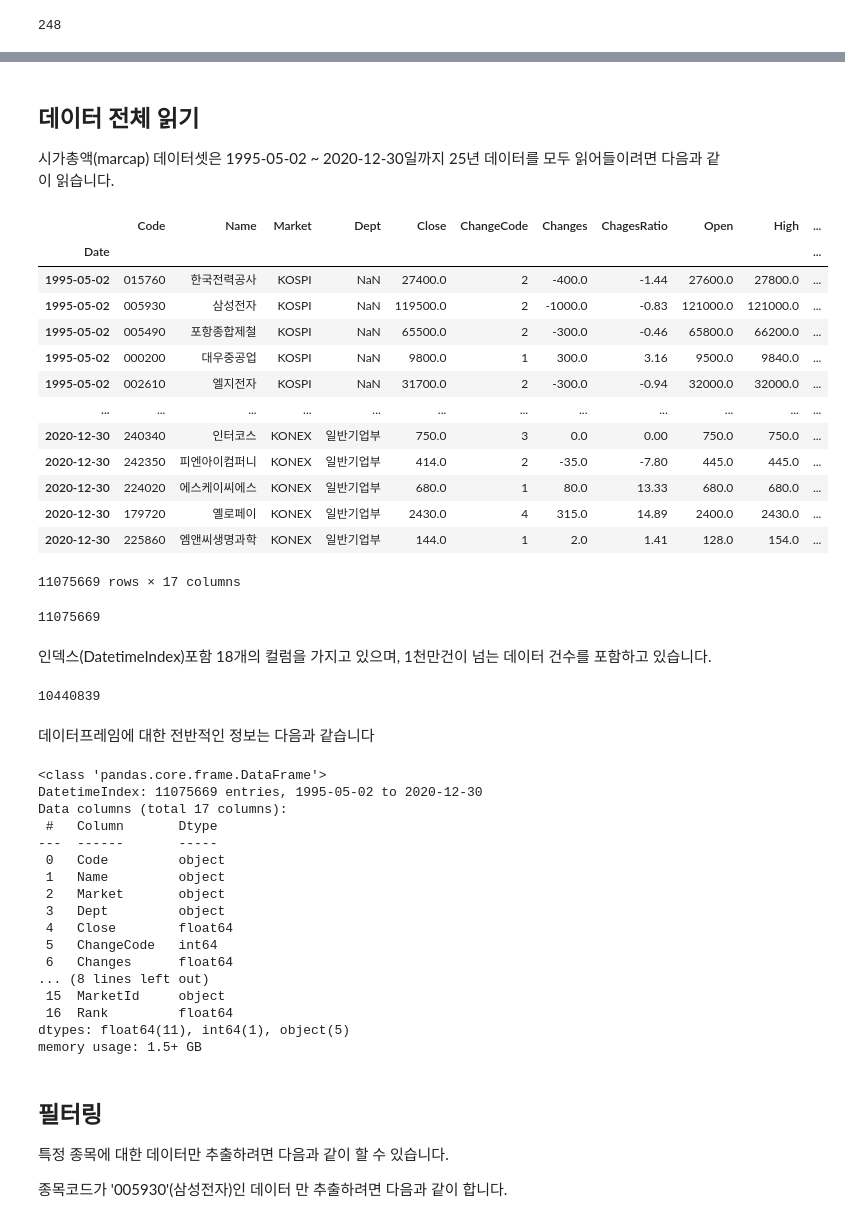
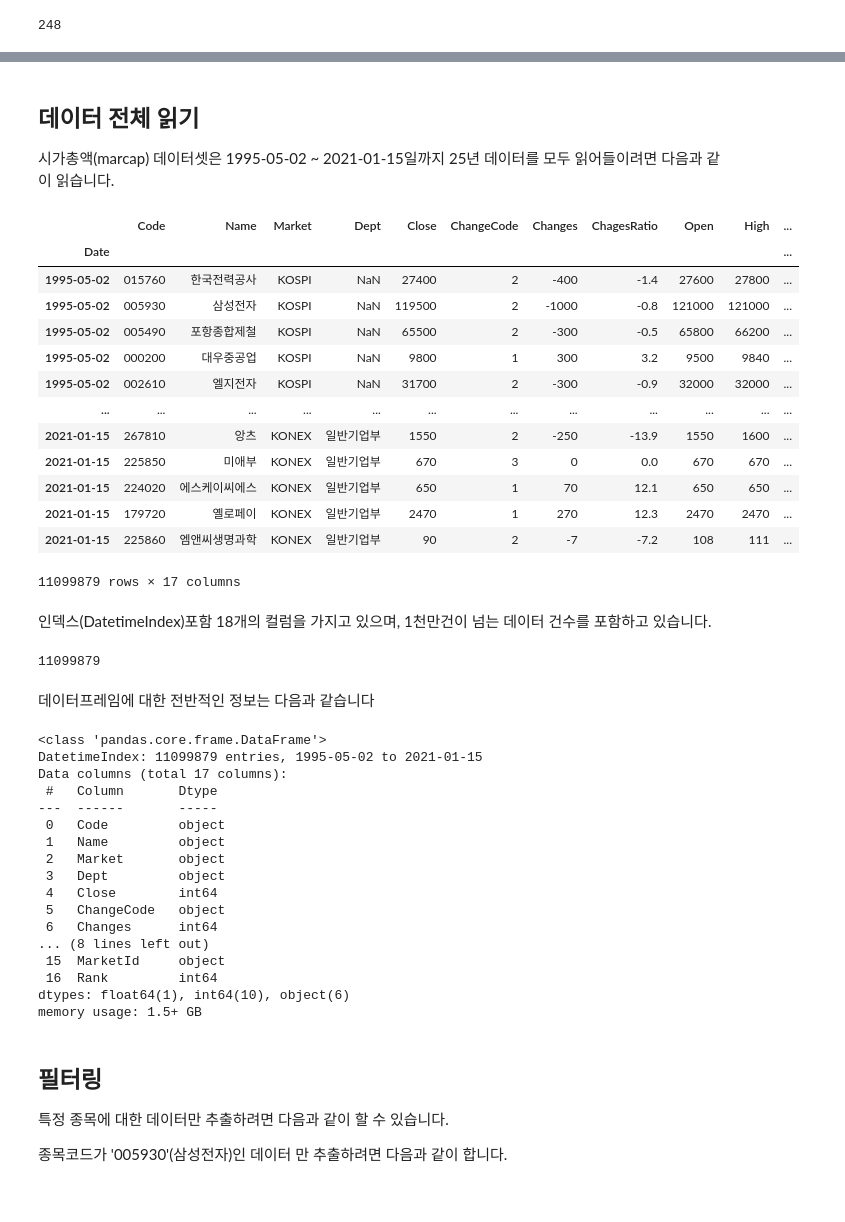
Before and after one commit to FinanceData/marcap, a Jupyter notebook: marcap-tutorial.ipynb, the cells around one changed output, grey strips where cells are left out. Saved outputs shown, nothing was run; the diff lists cells and outputs as text; code cells hidden in the pictures.

```diff
--- a/marcap-tutorial.ipynb
+++ b/marcap-tutorial.ipynb
@@ -196,41 +205,37 @@ marcap_data('2020-01-02', code='005930')
 # %% [markdown]
 ## 데이터 전체 읽기
-시가총액(marcap) 데이터셋은 1995-05-02 ~ 2020-12-30일까지 25년 데이터를 모두  읽어들이려면 다음과 같이 읽습니다.
+시가총액(marcap) 데이터셋은 1995-05-02 ~ 2021-01-15일까지 25년 데이터를 모두  읽어들이려면 다음과 같이 읽습니다.
 # %%
-df_marcap = marcap_data('1995-05-02', '2020-12-31')
+df_marcap = marcap_data('1995-05-02', '2021-01-15')
 df_marcap
 # %% [output]
 |  | Code | Name | Market | Dept | Close | ChangeCode | Changes | ChagesRatio | Open | High | ... |
 | Date |  |  |  |  |  |  |  |  |  |  | ... |
-| 1995-05-02 | 015760 | 한국전력공사 | KOSPI | NaN | 27400.0 | 2 | -400.0 | -1.44 | 27600.0 | 27800.0 | ... |
-| 1995-05-02 | 005930 | 삼성전자 | KOSPI | NaN | 119500.0 | 2 | -1000.0 | -0.83 | 121000.0 | 121000.0 | ... |
-| 1995-05-02 | 005490 | 포항종합제철 | KOSPI | NaN | 65500.0 | 2 | -300.0 | -0.46 | 65800.0 | 66200.0 | ... |
-| 1995-05-02 | 000200 | 대우중공업 | KOSPI | NaN | 9800.0 | 1 | 300.0 | 3.16 | 9500.0 | 9840.0 | ... |
-| 1995-05-02 | 002610 | 엘지전자 | KOSPI | NaN | 31700.0 | 2 | -300.0 | -0.94 | 32000.0 | 32000.0 | ... |
+| 1995-05-02 | 015760 | 한국전력공사 | KOSPI | NaN | 27400 | 2 | -400 | -1.4 | 27600 | 27800 | ... |
+| 1995-05-02 | 005930 | 삼성전자 | KOSPI | NaN | 119500 | 2 | -1000 | -0.8 | 121000 | 121000 | ... |
+| 1995-05-02 | 005490 | 포항종합제철 | KOSPI | NaN | 65500 | 2 | -300 | -0.5 | 65800 | 66200 | ... |
+| 1995-05-02 | 000200 | 대우중공업 | KOSPI | NaN | 9800 | 1 | 300 | 3.2 | 9500 | 9840 | ... |
+| 1995-05-02 | 002610 | 엘지전자 | KOSPI | NaN | 31700 | 2 | -300 | -0.9 | 32000 | 32000 | ... |
 | ... | ... | ... | ... | ... | ... | ... | ... | ... | ... | ... | ... |
-| 2020-12-30 | 240340 | 인터코스 | KONEX | 일반기업부 | 750.0 | 3 | 0.0 | 0.00 | 750.0 | 750.0 | ... |
-| 2020-12-30 | 242350 | 피엔아이컴퍼니 | KONEX | 일반기업부 | 414.0 | 2 | -35.0 | -7.80 | 445.0 | 445.0 | ... |
-| 2020-12-30 | 224020 | 에스케이씨에스 | KONEX | 일반기업부 | 680.0 | 1 | 80.0 | 13.33 | 680.0 | 680.0 | ... |
-| 2020-12-30 | 179720 | 옐로페이 | KONEX | 일반기업부 | 2430.0 | 4 | 315.0 | 14.89 | 2400.0 | 2430.0 | ... |
-| 2020-12-30 | 225860 | 엠앤씨생명과학 | KONEX | 일반기업부 | 144.0 | 1 | 2.0 | 1.41 | 128.0 | 154.0 | ... |
+| 2021-01-15 | 267810 | 앙츠 | KONEX | 일반기업부 | 1550 | 2 | -250 | -13.9 | 1550 | 1600 | ... |
+| 2021-01-15 | 225850 | 미애부 | KONEX | 일반기업부 | 670 | 3 | 0 | 0.0 | 670 | 670 | ... |
+| 2021-01-15 | 224020 | 에스케이씨에스 | KONEX | 일반기업부 | 650 | 1 | 70 | 12.1 | 650 | 650 | ... |
+| 2021-01-15 | 179720 | 옐로페이 | KONEX | 일반기업부 | 2470 | 1 | 270 | 12.3 | 2470 | 2470 | ... |
+| 2021-01-15 | 225860 | 엠앤씨생명과학 | KONEX | 일반기업부 | 90 | 2 | -7 | -7.2 | 108 | 111 | ... |
-11075669 rows × 17 columns
+11099879 rows × 17 columns
-# %%
-len(df_marcap)
-# %% [output]
-11075669
 # %% [markdown]
 인덱스(DatetimeIndex)포함 18개의 컬럼을 가지고 있으며, 1천만건이 넘는 데이터 건수를 포함하고 있습니다.
 # %%
 len(df_marcap)
 # %% [output]
-10440839
+11099879
 # %% [markdown]
 데이터프레임에 대한 전반적인 정보는 다음과 같습니다
 # %%
 df_marcap.info()
 # %% [output]
 <class 'pandas.core.frame.DataFrame'>
-DatetimeIndex: 11075669 entries, 1995-05-02 to 2020-12-30
+DatetimeIndex: 11099879 entries, 1995-05-02 to 2021-01-15
 Data columns (total 17 columns):
  #   Column       Dtype
 ---  ------       -----
@@ -238,13 +243,13 @@ Data columns (total 17 columns):
  1   Name         object
  2   Market       object
  3   Dept         object
- 4   Close        float64
- 5   ChangeCode   int64
- 6   Changes      float64
+ 4   Close        int64
+ 5   ChangeCode   object
+ 6   Changes      int64
 ... (8 lines left out)
  15  MarketId     object
- 16  Rank         float64
-dtypes: float64(11), int64(1), object(5)
+ 16  Rank         int64
+dtypes: float64(1), int64(10), object(6)
 memory usage: 1.5+ GB
 # %% [markdown]
 ## 필터링
```
Also changed, not shown: parts of 57 cells of this notebook, 1 other file.
